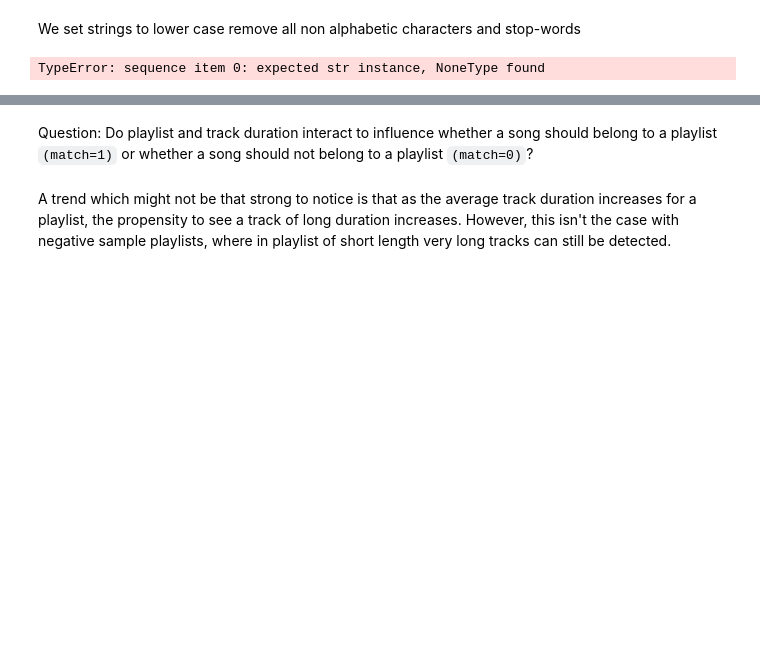
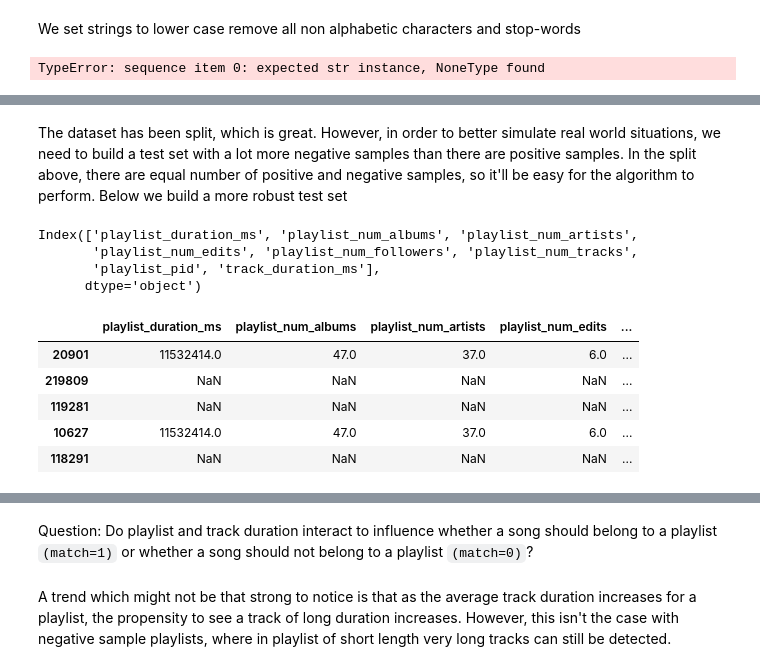
Before and after one commit to tralpha/spotify-project, a Jupyter notebook: DataLoader.ipynb, the cells around one changed output, grey strips where cells are left out. Drawn from its saved outputs; the diff is of its cells as text; code cells hidden in the pictures; blank space fills up the shorter version.

Commit message:
Testing done on all test set tracks for each playlist

```diff
--- a/DataLoader.ipynb
+++ b/DataLoader.ipynb
@@ -261,8 +286,45 @@ data_x = dataset[features]
 data_y = dataset.match
 X_train, X_test, y_train, y_test = train_test_split(
     data_x, data_y, test_size=0.1, random_state=42, shuffle=True)
+# %% [markdown]
+The dataset has been split, which is great. However, in order to better simulate real world situations, we need to build a test set with a lot more negative samples than there are positive samples. In the split above, there are equal number of positive and negative samples, so it'll be easy for the algorithm to perform. Below we build a more robust test set
+# %%
+X_train.columns
+# %% [output]
+Index(['playlist_duration_ms', 'playlist_num_albums', 'playlist_num_artists',
+       'playlist_num_edits', 'playlist_num_followers', 'playlist_num_tracks',
+       'playlist_pid', 'track_duration_ms'],
+      dtype='object')
+# %%
+X_test_refined = pd.DataFrame([])
+for pid, df in tqdm(X_test.groupby(['playlist_pid'])):
+    labels = y_test.loc[df.index]
+    targets = dataset.loc[labels.index].track_duration_ms
+    # trained_idx = set(y_train[y_train == 1].index) - set(df.index)
+    # Obtain all tracks from dataset which are not in the playlist under consideration
+    #     negative_tracks = dataset.loc[X_train[(X_train.playlist_pid != pid)]
+    #                                   .index].track_duration_ms
+    negative_tracks = dataset.loc[X_test[(X_test.playlist_pid != pid)]
+                                  .index].track_duration_ms
+    # trained_tracks = X_train.loc[y_train.loc[y_train[y_train==1].index].index].track_uri
+    new_df = df.drop('track_duration_ms', axis=1)
+    new_df = pd.concat([new_df.head(1)] * len(negative_tracks))
+    new_test = negative_tracks.append(targets)
+    test_playlist_tracks = pd.concat(
+        [new_df.reset_index(drop=True), new_test.reset_index(drop=True)],
+        axis=1).set_index(new_test.index)
+    X_test_refined = X_test_refined.append(test_playlist_tracks)
+#     from IPython.core.debugger import set_trace
+#     set_trace()
 # %%
-X_test.head()
+X_test_refined.head()
+# %% [output]
+|  | playlist_duration_ms | playlist_num_albums | playlist_num_artists | playlist_num_edits | ... |
+| 20901 | 11532414.0 | 47.0 | 37.0 | 6.0 | ... |
+| 219809 | NaN | NaN | NaN | NaN | ... |
+| 119281 | NaN | NaN | NaN | NaN | ... |
+| 10627 | 11532414.0 | 47.0 | 37.0 | 6.0 | ... |
+| 118291 | NaN | NaN | NaN | NaN | ... |
 # %%
 y_test.head()
 # y_test[y_test == 1].head()
```
Also changed, not shown: parts of 13 cells of this notebook.
